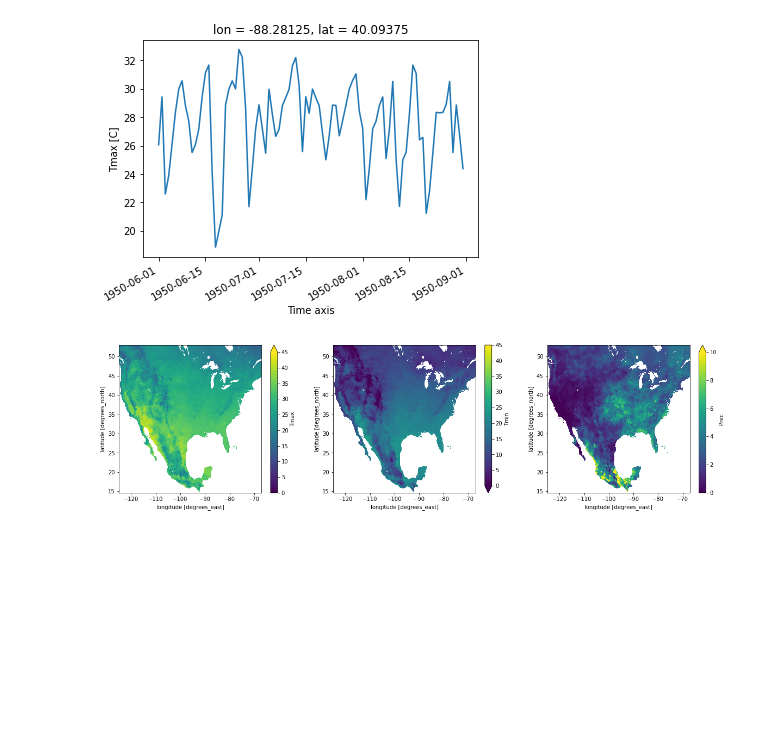
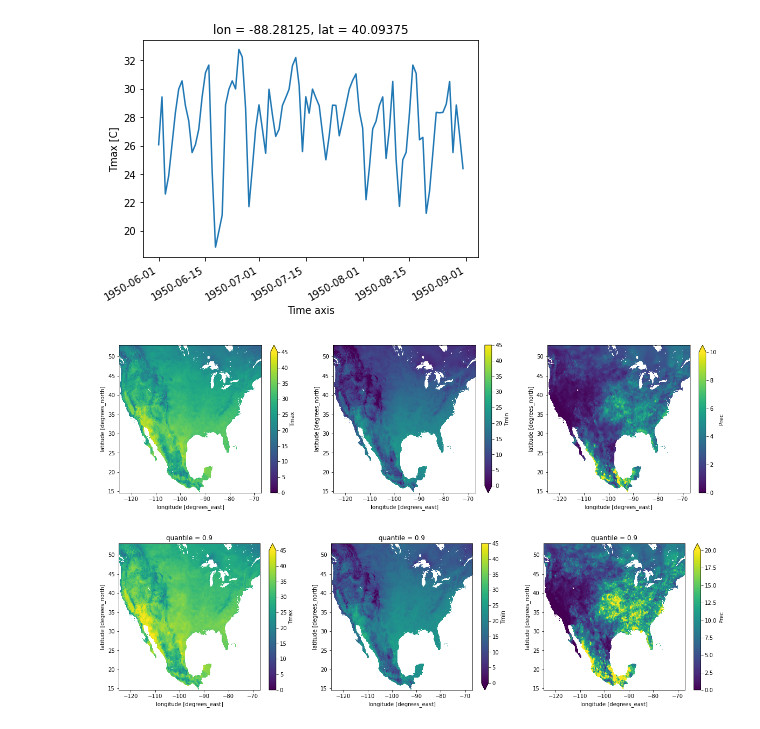
Before and after one commit to david0811/xarray_dask_example, a Jupyter notebook: xarray_dask_example.ipynb, the cells around one changed output. Drawn from its saved outputs; the diff is of its cells as text; code cells hidden in the pictures; blank space fills up the shorter version.

```diff
--- a/xarray_dask_example.ipynb
+++ b/xarray_dask_example.ipynb
@@ -149,3 +112,17 @@ ds_avg['Prec'].plot(ax=ax[2], vmin=0, vmax=10)
 plt.show()
 # %% [output]
 [figure]
+# %%
+# Simple example calculation: JJA 90th percentile
+ds_q90 = ds.chunk({'time':-1}).quantile(q=0.9, dim="time").compute()
+# %%
+# Plot
+fig, ax = plt.subplots(1,3, figsize=(20,5))
+
+ds_q90['Tmax'].plot(ax=ax[0], vmin=0, vmax=45)
+ds_q90['Tmin'].plot(ax=ax[1], vmin=0, vmax=45)
+ds_q90['Prec'].plot(ax=ax[2], vmin=0, vmax=20)
+
+plt.show()
+# %% [output]
+[figure, added]
```
Also changed, not shown: parts of 3 cells of this notebook, 2 other files.
